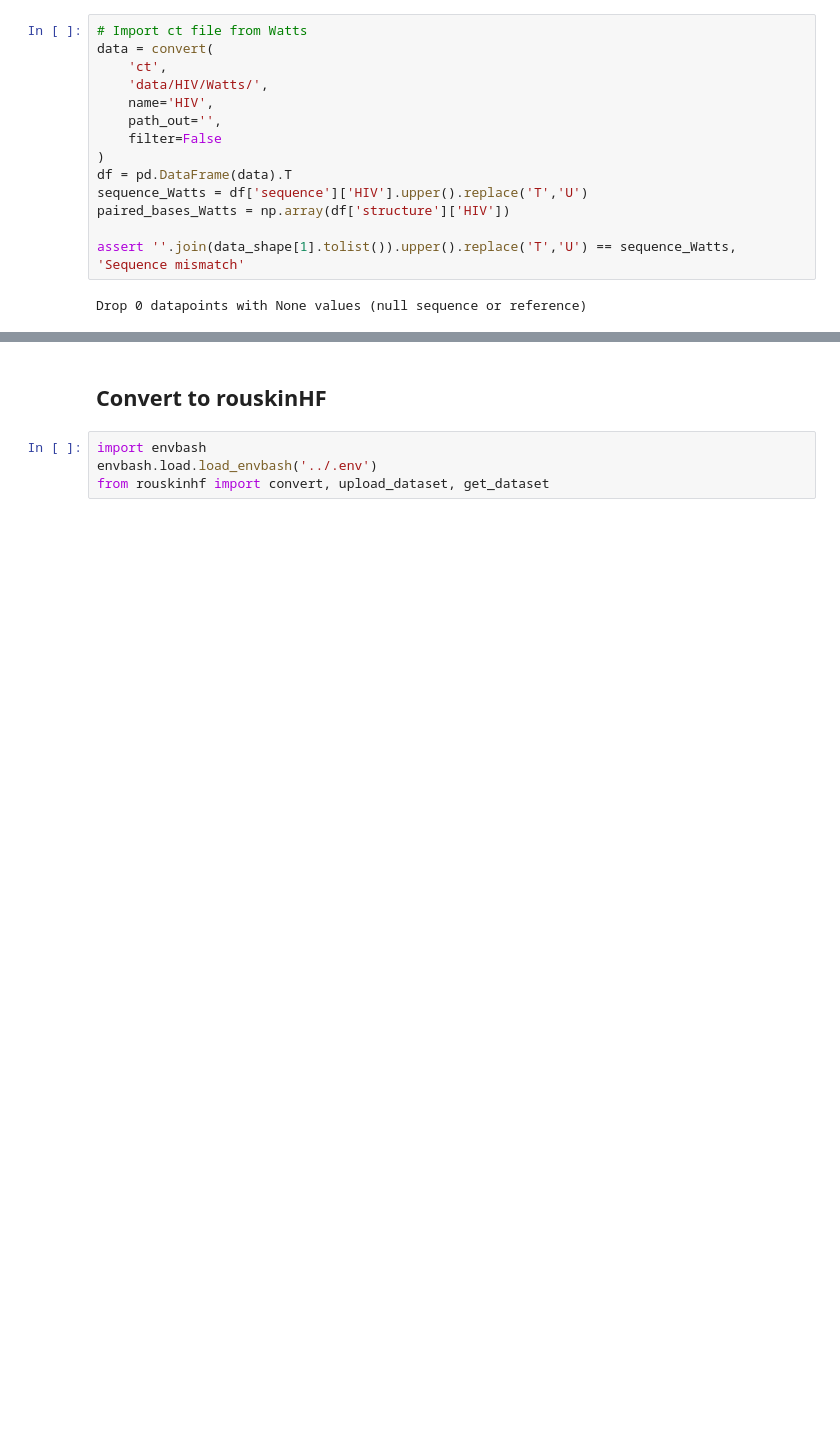
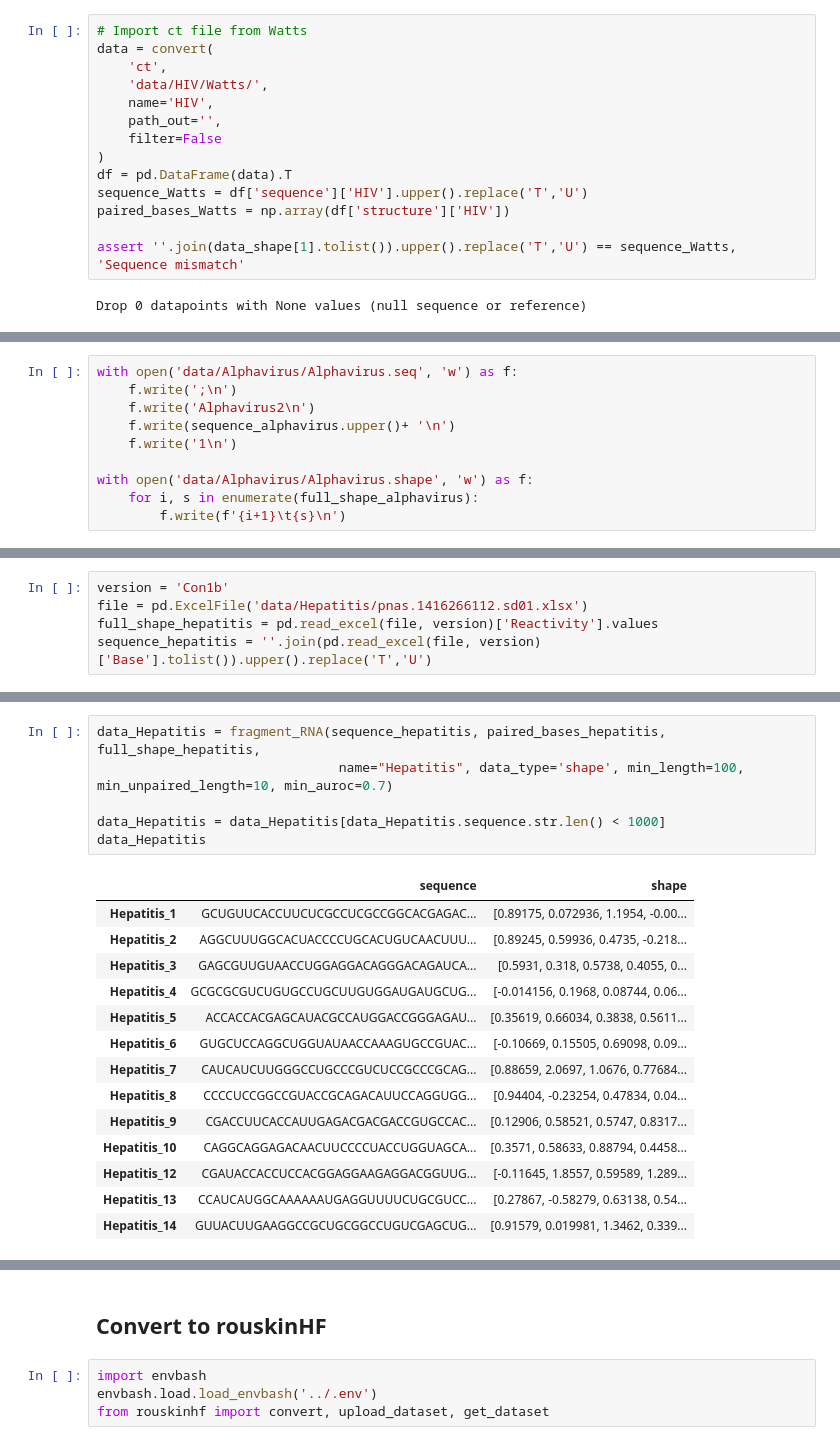
Before and after one commit to rouskinlab/efold_data, a Jupyter notebook: viral_fragments/viral_fragments.ipynb, the cells around one changed output, grey strips where cells are left out. Saved outputs shown, nothing was run; the diff lists cells and outputs as text; blank space fills up the shorter version.

```diff
--- a/viral_fragments/viral_fragments.ipynb
+++ b/viral_fragments/viral_fragments.ipynb
@@ -125,0 +201,10 @@ compare_frags([sequence_Sukosd, sequence_Watts], [full_shape_HIV, full_shape_HIV
+# %%
+with open('data/Alphavirus/Alphavirus.seq', 'w') as f:
+    f.write(';\n')
+    f.write('Alphavirus2\n')
+    f.write(sequence_alphavirus.upper()+ '\n')
+    f.write('1\n')
+
+with open('data/Alphavirus/Alphavirus.shape', 'w') as f:
+    for i, s in enumerate(full_shape_alphavirus):
+        f.write(f'{i+1}\t{s}\n')
@@ -125,0 +219,5 @@ compare_frags([sequence_Sukosd, sequence_Watts], [full_shape_HIV, full_shape_HIV
+# %%
+version = 'Con1b'
+file = pd.ExcelFile('data/Hepatitis/pnas.1416266112.sd01.xlsx')
+full_shape_hepatitis = pd.read_excel(file, version)['Reactivity'].values
+sequence_hepatitis = ''.join(pd.read_excel(file, version)['Base'].tolist()).upper().replace('T','U')
@@ -125,0 +239,21 @@ compare_frags([sequence_Sukosd, sequence_Watts], [full_shape_HIV, full_shape_HIV
+# %%
+data_Hepatitis = fragment_RNA(sequence_hepatitis, paired_bases_hepatitis, full_shape_hepatitis,
+                               name="Hepatitis", data_type='shape', min_length=100, min_unpaired_length=10, min_auroc=0.7)
+
+data_Hepatitis = data_Hepatitis[data_Hepatitis.sequence.str.len() < 1000]
+data_Hepatitis
+# %% [output]
+|  | sequence | shape |
+| Hepatitis_1 | GCUGUUCACCUUCUCGCCUCGCCGGCACGAGAC... | [0.89175, 0.072936, 1.1954, -0.00... |
+| Hepatitis_2 | AGGCUUUGGCACUACCCCUGCACUGUCAACUUU... | [0.89245, 0.59936, 0.4735, -0.218... |
+| Hepatitis_3 | GAGCGUUGUAACCUGGAGGACAGGGACAGAUCA... | [0.5931, 0.318, 0.5738, 0.4055, 0... |
+| Hepatitis_4 | GCGCGCGUCUGUGCCUGCUUGUGGAUGAUGCUG... | [-0.014156, 0.1968, 0.08744, 0.06... |
+| Hepatitis_5 | ACCACCACGAGCAUACGCCAUGGACCGGGAGAU... | [0.35619, 0.66034, 0.3838, 0.5611... |
+| Hepatitis_6 | GUGCUCCAGGCUGGUAUAACCAAAGUGCCGUAC... | [-0.10669, 0.15505, 0.69098, 0.09... |
+| Hepatitis_7 | CAUCAUCUUGGGCCUGCCCGUCUCCGCCCGCAG... | [0.88659, 2.0697, 1.0676, 0.77684... |
+| Hepatitis_8 | CCCCUCCGGCCGUACCGCAGACAUUCCAGGUGG... | [0.94404, -0.23254, 0.47834, 0.04... |
+| Hepatitis_9 | CGACCUUCACCAUUGAGACGACGACCGUGCCAC... | [0.12906, 0.58521, 0.5747, 0.8317... |
+| Hepatitis_10 | CAGGCAGGAGACAACUUCCCCUACCUGGUAGCA... | [0.3571, 0.58633, 0.88794, 0.4458... |
+| Hepatitis_12 | CGAUACCACCUCCACGGAGGAAGAGGACGGUUG... | [-0.11645, 1.8557, 0.59589, 1.289... |
+| Hepatitis_13 | CCAUCAUGGCAAAAAAUGAGGUUUUCUGCGUCC... | [0.27867, -0.58279, 0.63138, 0.54... |
+| Hepatitis_14 | GUUACUUGAAGGCCGCUGCGGCCUGUCGAGCUG... | [0.91579, 0.019981, 1.3462, 0.339... |
```
Also changed, not shown: parts of 26 cells of this notebook, 1 other file.
